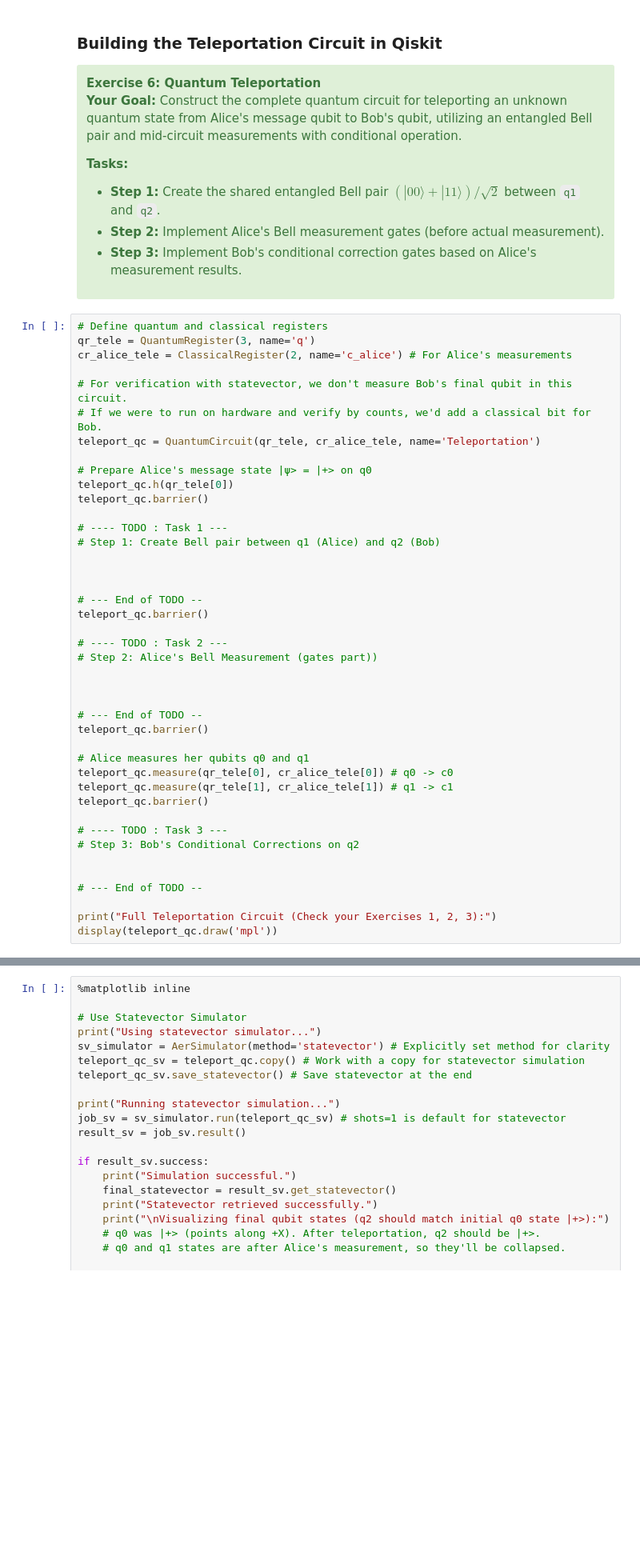
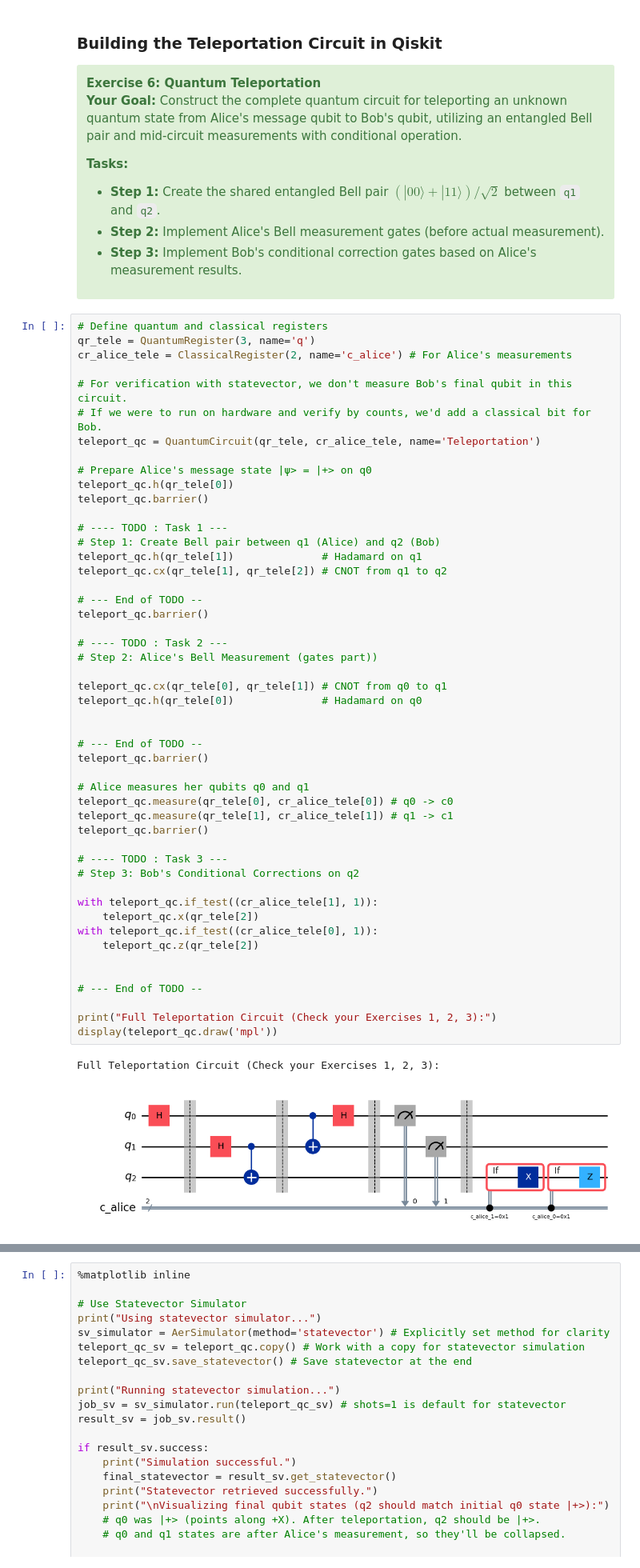
Before and after one commit to lmbibbo/qgss-2025, a Jupyter notebook: lab-1/lab1.ipynb, the cells around one changed output, grey strips where cells are left out. Shown: that part at 80% size. Saved outputs shown, nothing was run; the diff lists cells and outputs as text; blank space fills up the shorter version.

```diff
--- a/lab-1/lab1.ipynb
+++ b/lab-1/lab1.ipynb
@@ -1047,35 +1070,45 @@ teleport_qc = QuantumCircuit(qr_tele, cr_alice_tele, name='Teleportation')
 teleport_qc.h(qr_tele[0])
 teleport_qc.barrier()
 
 # ---- TODO : Task 1 ---
 # Step 1: Create Bell pair between q1 (Alice) and q2 (Bob)
-
-
+teleport_qc.h(qr_tele[1])              # Hadamard on q1
+teleport_qc.cx(qr_tele[1], qr_tele[2]) # CNOT from q1 to q2
 
 # --- End of TODO --
 teleport_qc.barrier()
 
 # ---- TODO : Task 2 ---
 # Step 2: Alice's Bell Measurement (gates part))
 
+teleport_qc.cx(qr_tele[0], qr_tele[1]) # CNOT from q0 to q1
+teleport_qc.h(qr_tele[0])              # Hadamard on q0
 
 
 # --- End of TODO --
 teleport_qc.barrier()
 
 # Alice measures her qubits q0 and q1
 teleport_qc.measure(qr_tele[0], cr_alice_tele[0]) # q0 -> c0
 teleport_qc.measure(qr_tele[1], cr_alice_tele[1]) # q1 -> c1
 teleport_qc.barrier()
 
 # ---- TODO : Task 3 ---
 # Step 3: Bob's Conditional Corrections on q2
 
+with teleport_qc.if_test((cr_alice_tele[1], 1)):
+    teleport_qc.x(qr_tele[2])
+with teleport_qc.if_test((cr_alice_tele[0], 1)):
+    teleport_qc.z(qr_tele[2])
+
 
 # --- End of TODO --
 
 print("Full Teleportation Circuit (Check your Exercises 1, 2, 3):")
 display(teleport_qc.draw('mpl'))
+# %% [output]
+Full Teleportation Circuit (Check your Exercises 1, 2, 3):
+[figure, added]
 # %%
 # Submit your answer using the following code
 grade_lab1_ex6(teleport_qc)
```
Also changed, not shown: parts of 5 cells of this notebook, 1 other file.
